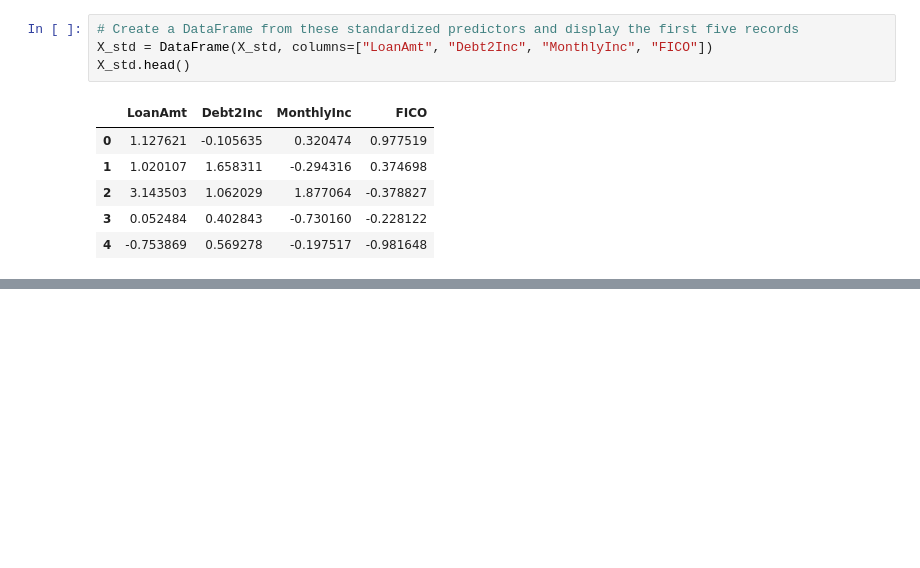
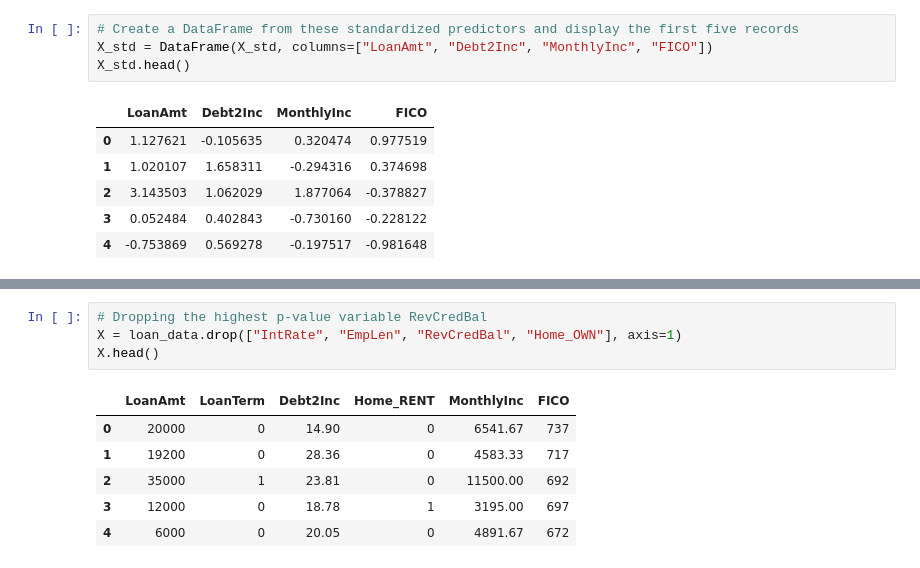
Before and after one commit to jeffCabrera0321/simple_linear_regularized_regression, a Jupyter notebook: notebooks/RegularizedLR.ipynb, the cells around one changed output, grey strips where cells are left out. Cells and saved outputs as stored; diff of their text form; blank space fills up the shorter version.

```diff
--- a/notebooks/RegularizedLR.ipynb
+++ b/notebooks/RegularizedLR.ipynb
@@ -102,0 +355,11 @@ X.head()
+# %%
+# Dropping the highest p-value variable RevCredBal
+X = loan_data.drop(["IntRate", "EmpLen", "RevCredBal", "Home_OWN"], axis=1)
+X.head()
+# %% [output]
+|  | LoanAmt | LoanTerm | Debt2Inc | Home_RENT | MonthlyInc | FICO |
+| 0 | 20000 | 0 | 14.90 | 0 | 6541.67 | 737 |
+| 1 | 19200 | 0 | 28.36 | 0 | 4583.33 | 717 |
+| 2 | 35000 | 1 | 23.81 | 0 | 11500.00 | 692 |
+| 3 | 12000 | 0 | 18.78 | 1 | 3195.00 | 697 |
+| 4 | 6000 | 0 | 20.05 | 0 | 4891.67 | 672 |
```
Also changed, not shown: parts of 70 cells of this notebook.
